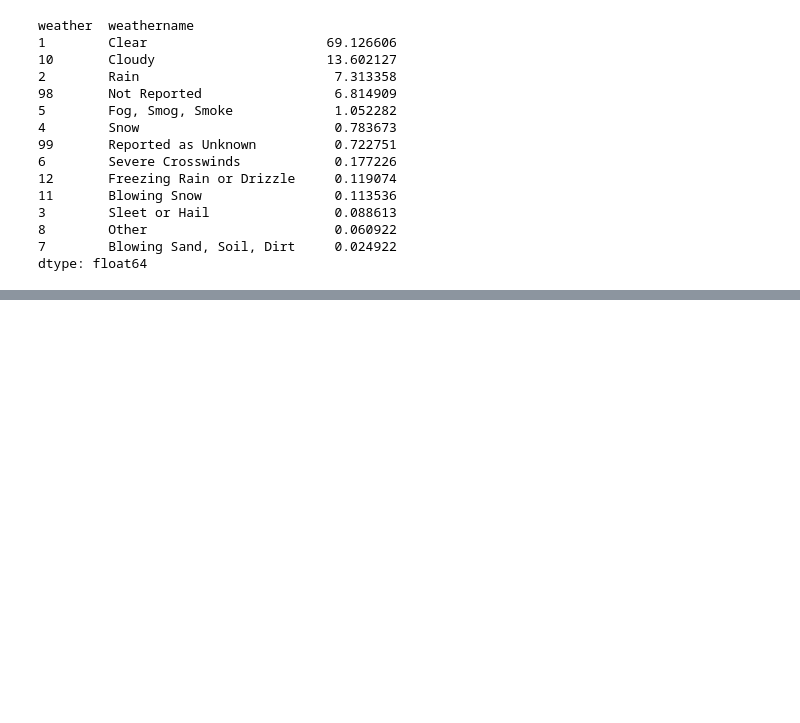
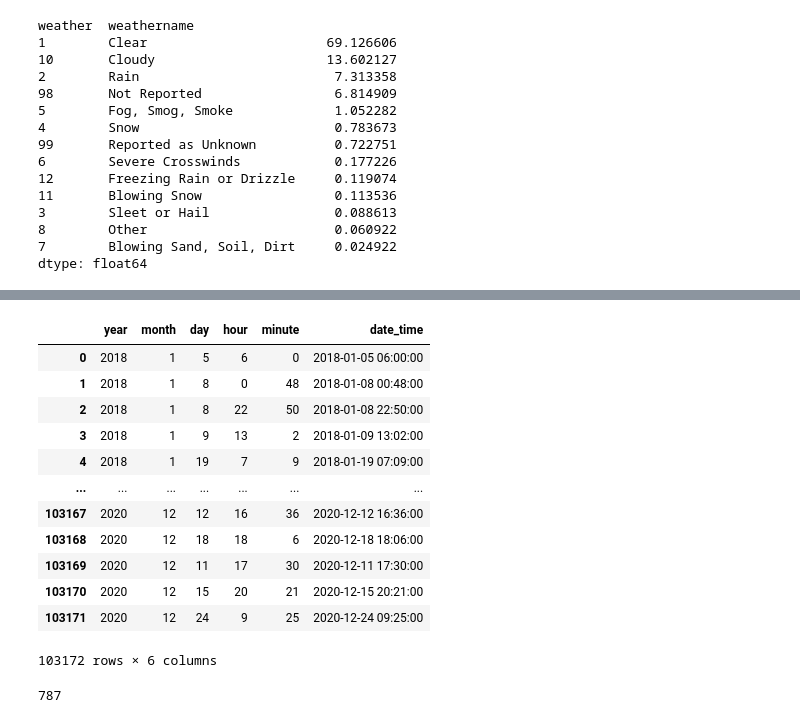
Before and after one commit to xsteez/Data-A-Team, a Jupyter notebook: niraj.ipynb, the cells around one changed output, grey strips where cells are left out. Drawn from its saved outputs; the diff is of its cells as text; code cells hidden in the pictures; blank space fills up the shorter version.

```diff
--- a/niraj.ipynb
+++ b/niraj.ipynb
@@ -495,0 +643,37 @@ dtype: float64
+# %%
+# Create datetime column
+# hour = 99 or minute = 99 -> set to NaT, equivalent of NaN. We'll drop these rows later
+for i in range (df_accident.shape[0]) :
+    d = df_accident.iloc[i]
+    if (d['hour'] < 99) & (d['minute'] < 99):
+        dt = str(d["year"]) + "-" + str( d["month"]) + "-" + str( d["day"]) + " " + str( d["hour"]) + ":" + str( d["minute"])
+        #print( i, dt )
+        df_accident.loc[i, "date_time"] = pd.to_datetime(dt)
+    else:
+        # don't create an entry if invalid hour or minute??
+        df_accident.loc[i, "date_time"] = pd.NaT # NaT is the equivalent of NaN for datetime
+        #print( i, d )
+
+
+# takes a couple of minutes
+# %%
+# confirm done ok
+df_accident[['year', "month", "day", "hour", "minute", "date_time"]]
+# %% [output]
+|  | year | month | day | hour | minute | date_time |
+| 0 | 2018 | 1 | 5 | 6 | 0 | 2018-01-05 06:00:00 |
+| 1 | 2018 | 1 | 8 | 0 | 48 | 2018-01-08 00:48:00 |
+| 2 | 2018 | 1 | 8 | 22 | 50 | 2018-01-08 22:50:00 |
+| 3 | 2018 | 1 | 9 | 13 | 2 | 2018-01-09 13:02:00 |
+| 4 | 2018 | 1 | 19 | 7 | 9 | 2018-01-19 07:09:00 |
+| ... | ... | ... | ... | ... | ... | ... |
+| 103167 | 2020 | 12 | 12 | 16 | 36 | 2020-12-12 16:36:00 |
+| 103168 | 2020 | 12 | 18 | 18 | 6 | 2020-12-18 18:06:00 |
+| 103169 | 2020 | 12 | 11 | 17 | 30 | 2020-12-11 17:30:00 |
+| 103170 | 2020 | 12 | 15 | 20 | 21 | 2020-12-15 20:21:00 |
+| 103171 | 2020 | 12 | 24 | 9 | 25 | 2020-12-24 09:25:00 |
+103172 rows × 6 columns
+# %%
+df_accident["date_time"].isnull().sum() # 315 have null (NaT) in 2020; 787 in 2018-2020
+# %% [output]
+787
```
Also changed, not shown: parts of 33 cells of this notebook, 1 other file.
